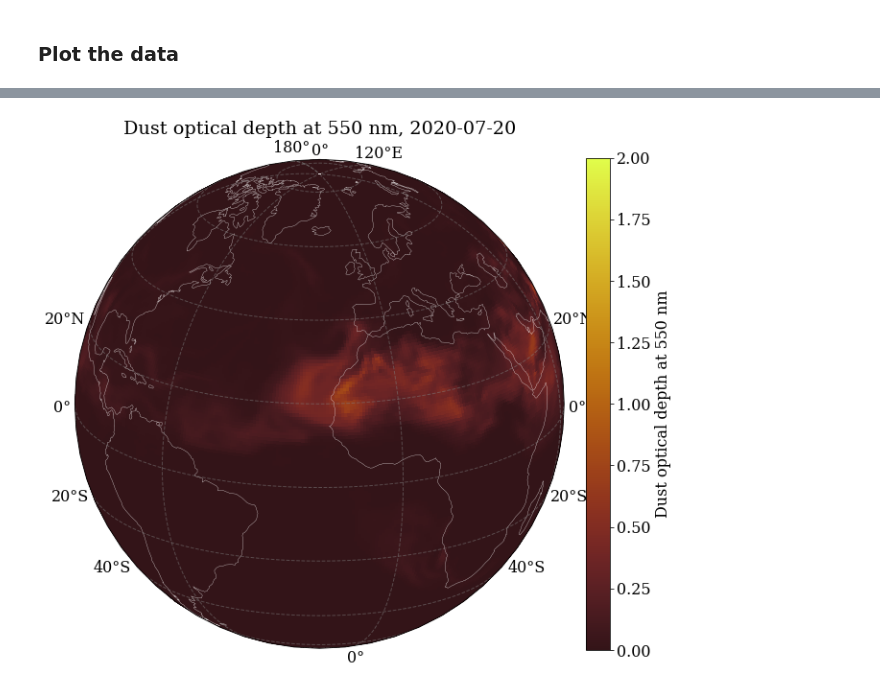
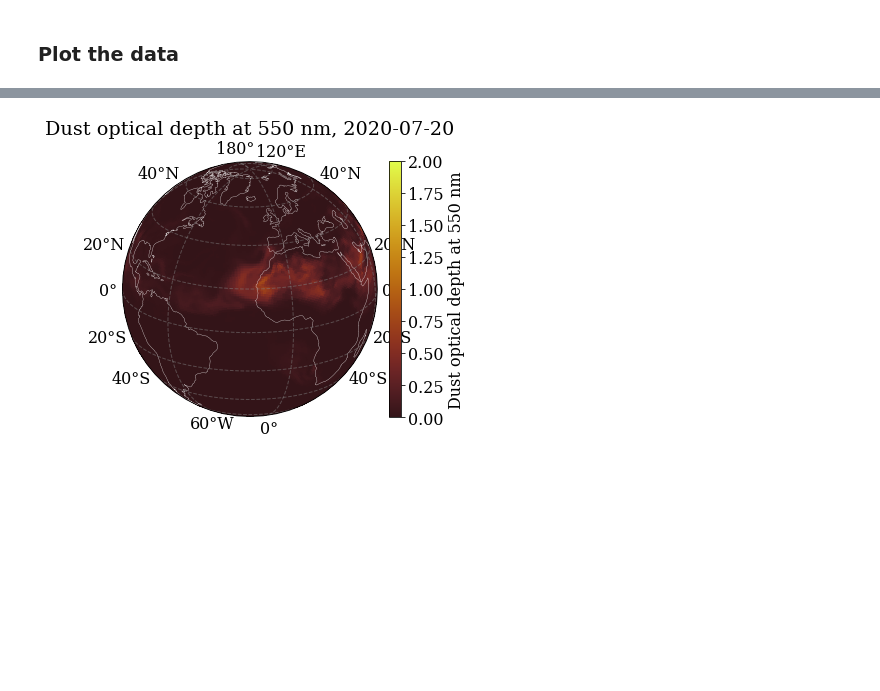
Before and after one commit to kepplerm/earth-observation-visualisation, a Jupyter notebook: visualizing_dust_storm.ipynb, the cells around one changed output, grey strips where cells are left out. Saved outputs shown, nothing was run; the diff lists cells and outputs as text; code cells hidden in the pictures; blank space fills up the shorter version.

Commit message:
Modifying .gif plot

```diff
--- a/visualizing_dust_storm.ipynb
+++ b/visualizing_dust_storm.ipynb
@@ -70,7 +70,7 @@ data = xr.open_dataset(fn)['duaod550']
 n = data.time.shape[0]
 
 # generating the figure
-fig = plt.figure(figsize=(10, 10))
+fig = plt.figure(figsize=(5, 5))
 ax = plt.subplot(1,1,1, projection=ccrs.Orthographic(central_latitude=20,
                                                      central_longitude=-20))
 
@@ -104 +104 @@ plt.show()
-[figure, old version]
+[figure, new version]
```
Also changed, not shown: parts of 1 cell of this notebook, 1 other file.
